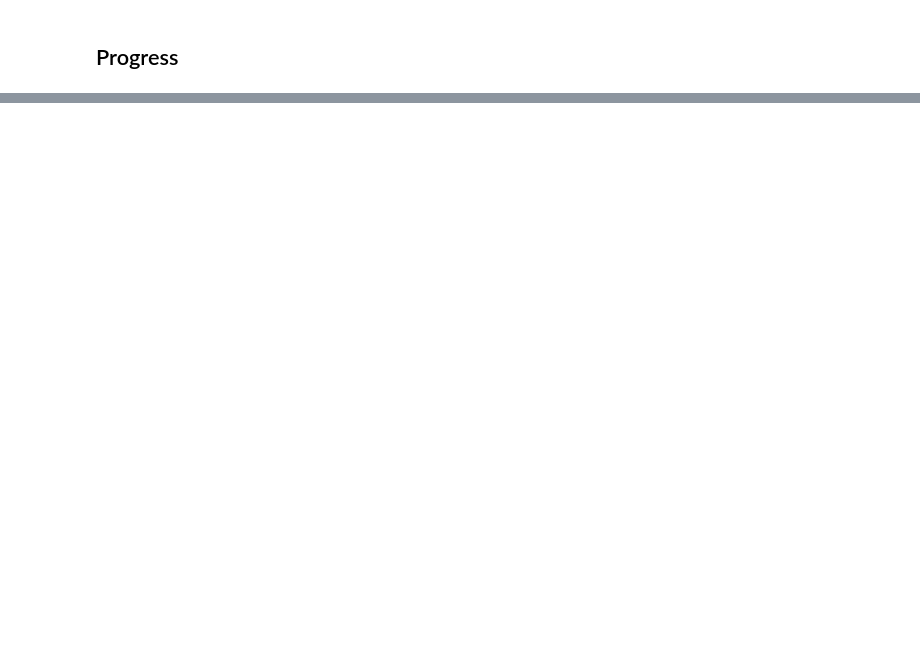
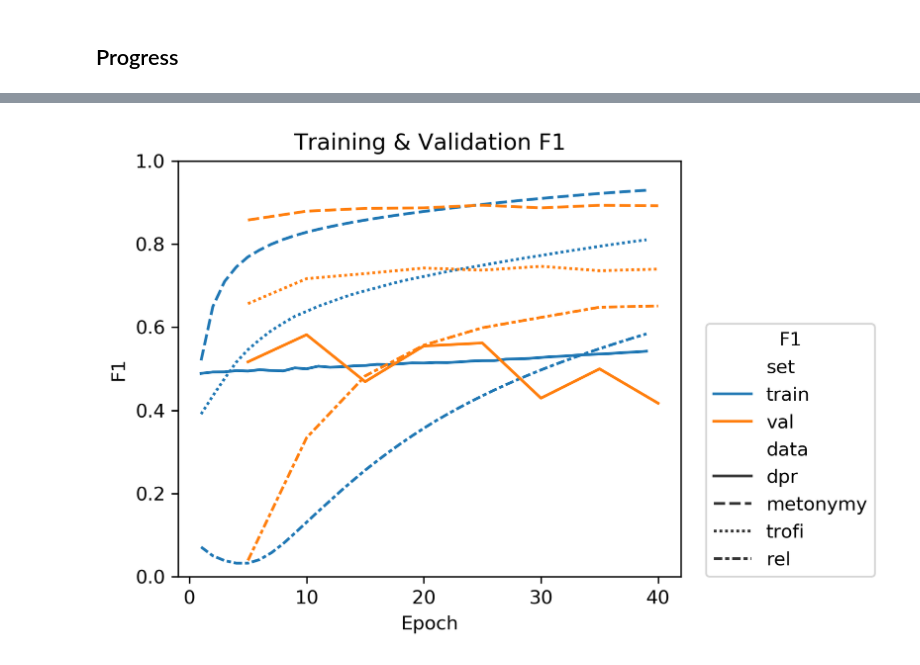
Before and after one commit to liebscher/edge-probing-nonliteral, a Jupyter notebook: results_analysis.ipynb, the cells around one changed output, grey strips where cells are left out. Saved outputs shown, nothing was run; the diff lists cells and outputs as text; code cells hidden in the pictures; blank space fills up the shorter version.

```diff
--- a/results_analysis.ipynb
+++ b/results_analysis.ipynb
@@ -154,0 +247,13 @@ plt.legend();
+# %%
+g = sns.lineplot(x="epoch", y="f1", hue="set", style="data", data = progress_reports, legend = "brief")
+
+plt.ylabel("F1")
+plt.xlabel("Epoch")
+plt.title("Training & Validation F1")
+plt.legend(title="F1", loc=(1.05, 0))
+plt.ylim([0,1])
+plt.tight_layout()
+
+g.get_figure().savefig("epnl/output/figures/f1.png");
+# %% [output]
+[figure, added]
```
Also changed, not shown: parts of 18 cells of this notebook, 3 other files.
